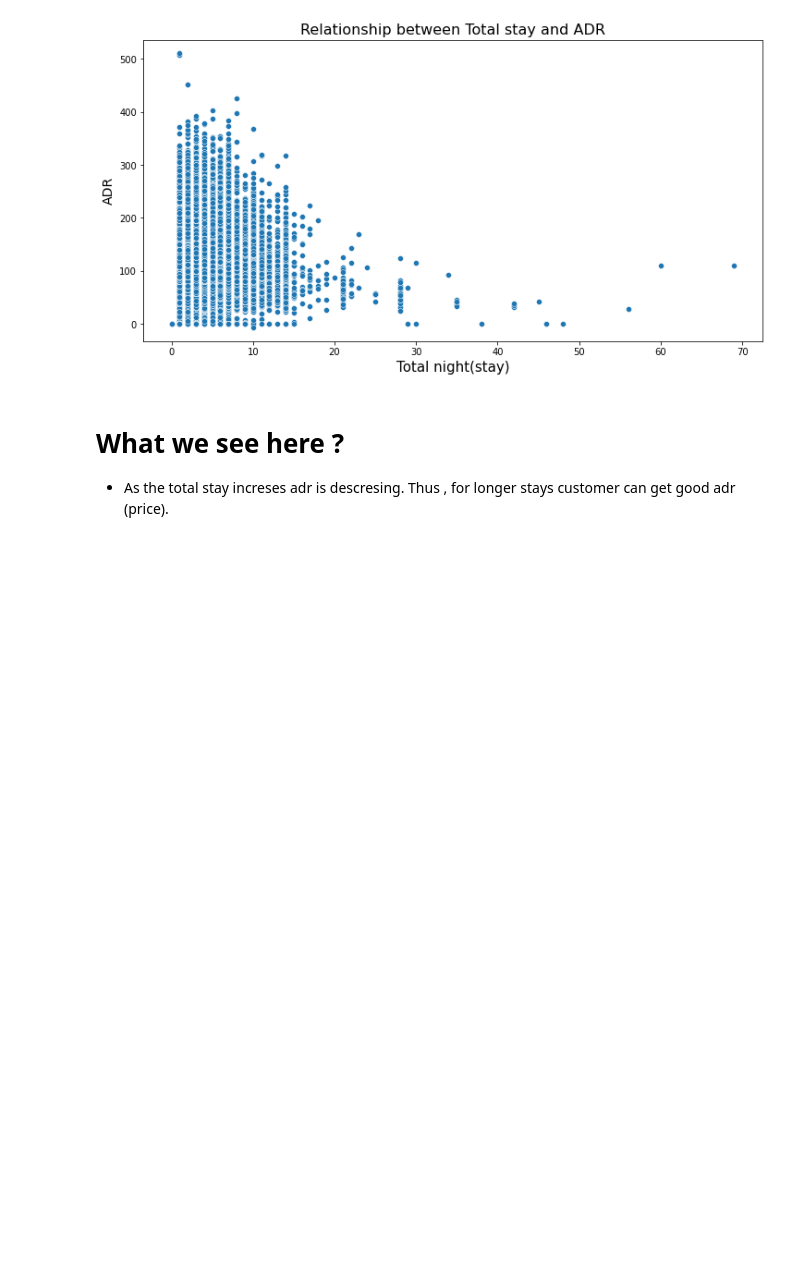
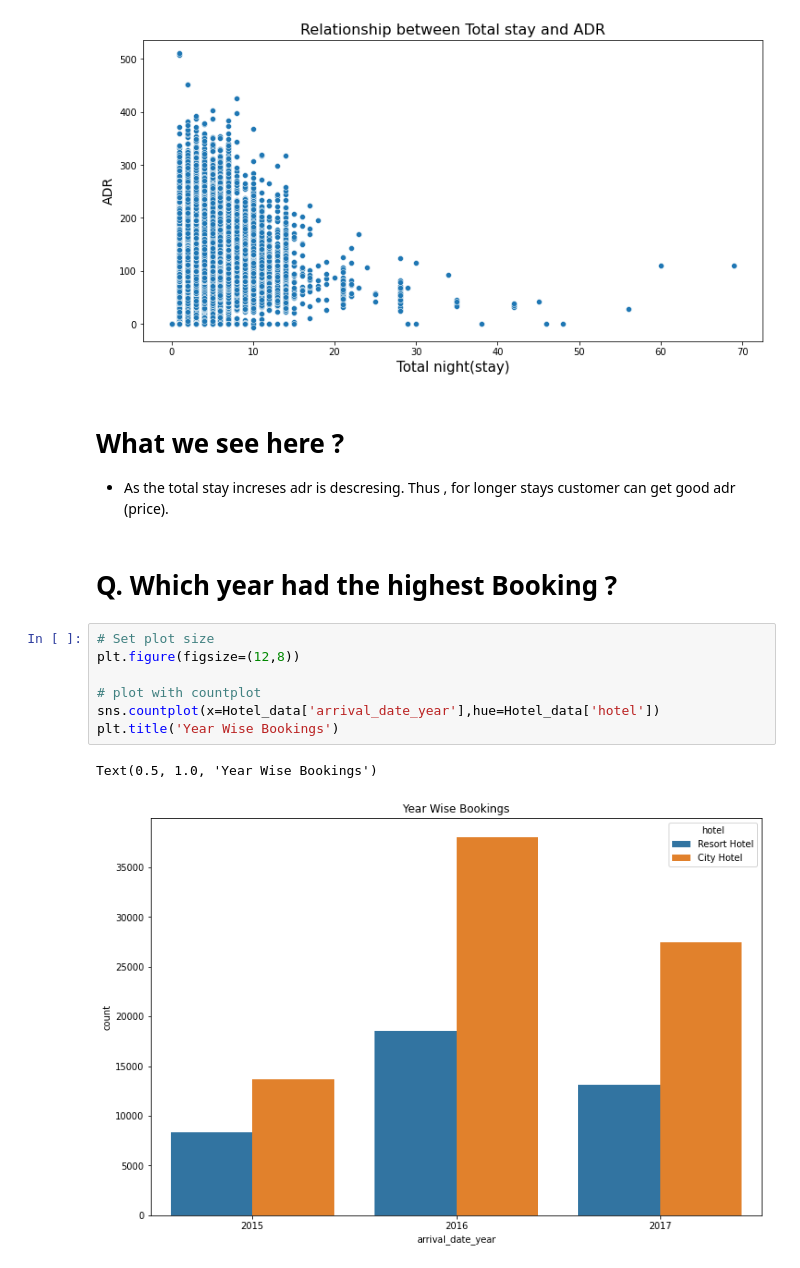
Before and after one commit to sachanneeraj/Hotels-Data-Analysis-EDA, a Jupyter notebook: Hotel_Booking_Analysis_Capstone_Project.ipynb, the cells around one changed output. Saved outputs shown, nothing was run; the diff lists cells and outputs as text; blank space fills up the shorter version.

```diff
--- a/Hotel_Booking_Analysis_Capstone_Project.ipynb
+++ b/Hotel_Booking_Analysis_Capstone_Project.ipynb
@@ -528,3 +533,15 @@ plt.show()
 # What we see here ?
 
 *  As  the total stay increses adr is descresing. Thus , for longer stays customer can get good adr (price).
+# %% [markdown]
+# Q. Which year had the highest Booking ?
+# %%
+# Set plot size
+plt.figure(figsize=(12,8))
+
+# plot with countplot
+sns.countplot(x=Hotel_data['arrival_date_year'],hue=Hotel_data['hotel'])
+plt.title('Year Wise Bookings')
+# %% [output]
+Text(0.5, 1.0, 'Year Wise Bookings')
+[figure, added]
```
Also changed, not shown: parts of 7 cells of this notebook.
